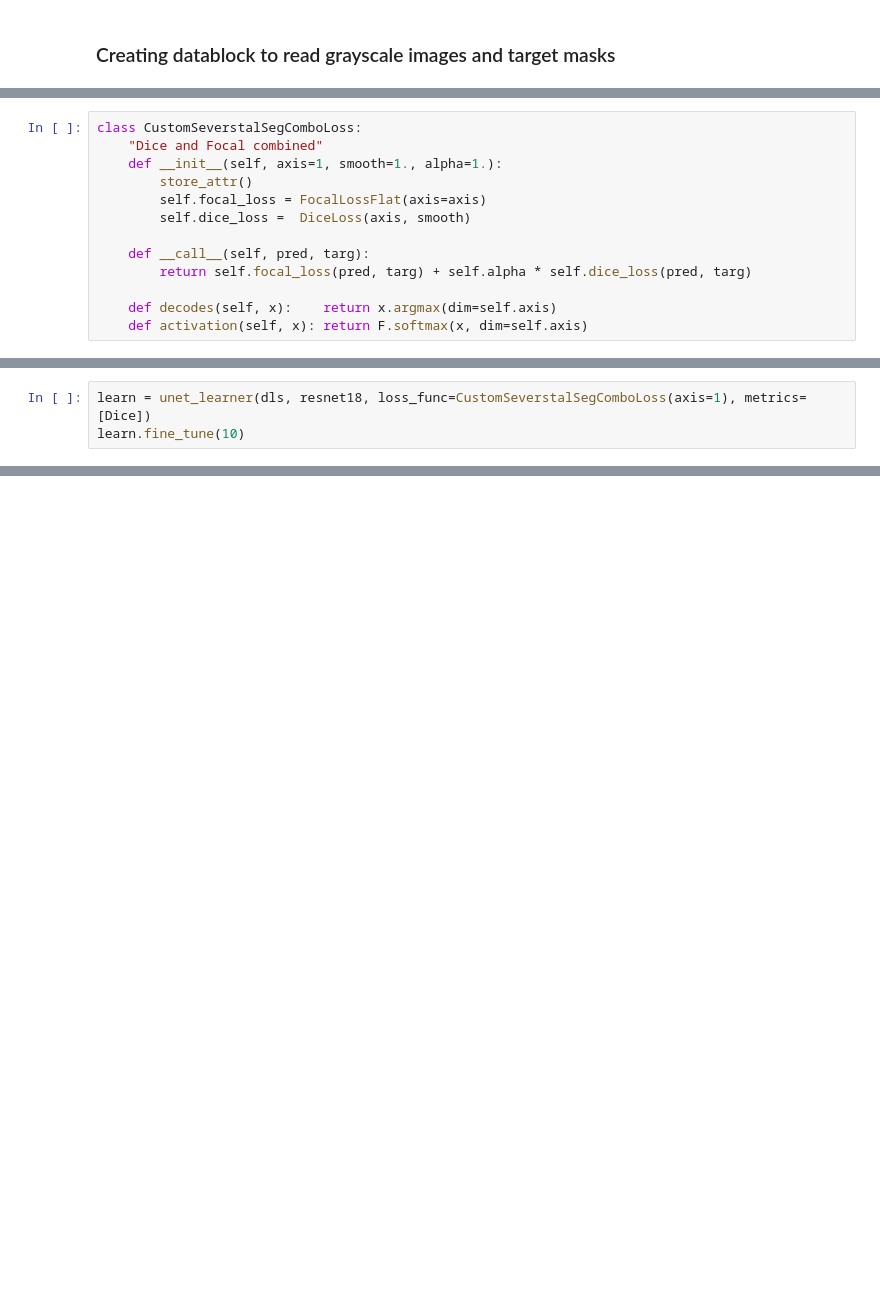
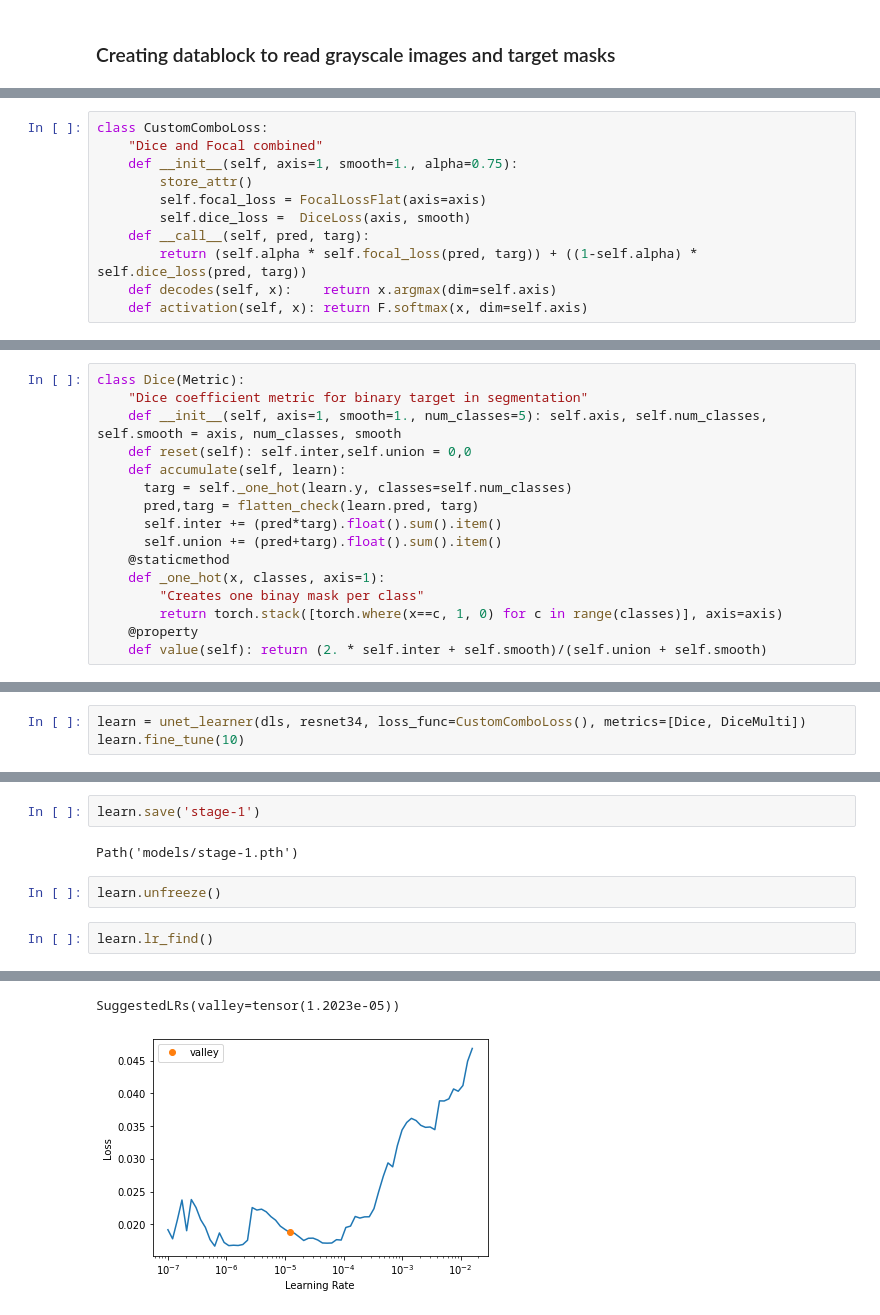
Before and after one commit to bilalcodehub/severstal-steel-defects-detection, a Jupyter notebook: 04_FullTrainingPipeline.ipynb, the cells around one changed output, grey strips where cells are left out. Drawn from its saved outputs; the diff is of its cells as text; blank space fills up the shorter version.

```diff
--- a/04_FullTrainingPipeline.ipynb
+++ b/04_FullTrainingPipeline.ipynb
@@ -50,14 +110,12 @@ Still need to figure out how to avoid calculating the accuracy for background cl
 # %%
-class CustomSeverstalSegComboLoss:
+class CustomComboLoss:
     "Dice and Focal combined"
-    def __init__(self, axis=1, smooth=1., alpha=1.):
+    def __init__(self, axis=1, smooth=1., alpha=0.75):
         store_attr()
         self.focal_loss = FocalLossFlat(axis=axis)
         self.dice_loss =  DiceLoss(axis, smooth)
-
     def __call__(self, pred, targ):
-        return self.focal_loss(pred, targ) + self.alpha * self.dice_loss(pred, targ)
-
+        return (self.alpha * self.focal_loss(pred, targ)) + ((1-self.alpha) * self.dice_loss(pred, targ))
     def decodes(self, x):    return x.argmax(dim=self.axis)
     def activation(self, x): return F.softmax(x, dim=self.axis)
 # %% [markdown]
@@ -65,3 +123,0 @@ class CustomSeverstalSegComboLoss:
-# %%
-learn = unet_learner(dls, resnet18, loss_func=CustomSeverstalSegComboLoss(axis=1), metrics=[Dice])
-learn.fine_tune(10)
@@ -85,0 +124,16 @@ learn.recorder.plot_loss()
+# %%
+class Dice(Metric):
+    "Dice coefficient metric for binary target in segmentation"
+    def __init__(self, axis=1, smooth=1., num_classes=5): self.axis, self.num_classes, self.smooth = axis, num_classes, smooth
+    def reset(self): self.inter,self.union = 0,0
+    def accumulate(self, learn):
+      targ = self._one_hot(learn.y, classes=self.num_classes)
+      pred,targ = flatten_check(learn.pred, targ)
+      self.inter += (pred*targ).float().sum().item()
+      self.union += (pred+targ).float().sum().item()
+    @staticmethod
+    def _one_hot(x, classes, axis=1):
+        "Creates one binay mask per class"
+        return torch.stack([torch.where(x==c, 1, 0) for c in range(classes)], axis=axis)
+    @property
+    def value(self): return (2. * self.inter + self.smooth)/(self.union + self.smooth)
@@ -85,0 +142,3 @@ learn.recorder.plot_loss()
+# %%
+learn = unet_learner(dls, resnet34, loss_func=CustomComboLoss(), metrics=[Dice, DiceMulti])
+learn.fine_tune(10)
@@ -85,0 +163,9 @@ learn.recorder.plot_loss()
+# %%
+learn.save('stage-1')
+# %% [output]
+Path('models/stage-1.pth')
+# %%
+learn.unfreeze()
+# %%
+learn.lr_find()
+# %% [output]
@@ -85,0 +173,2 @@ learn.recorder.plot_loss()
+SuggestedLRs(valley=tensor(1.2023e-05))
+[figure, added]
```
Also changed, not shown: parts of 42 cells of this notebook.
